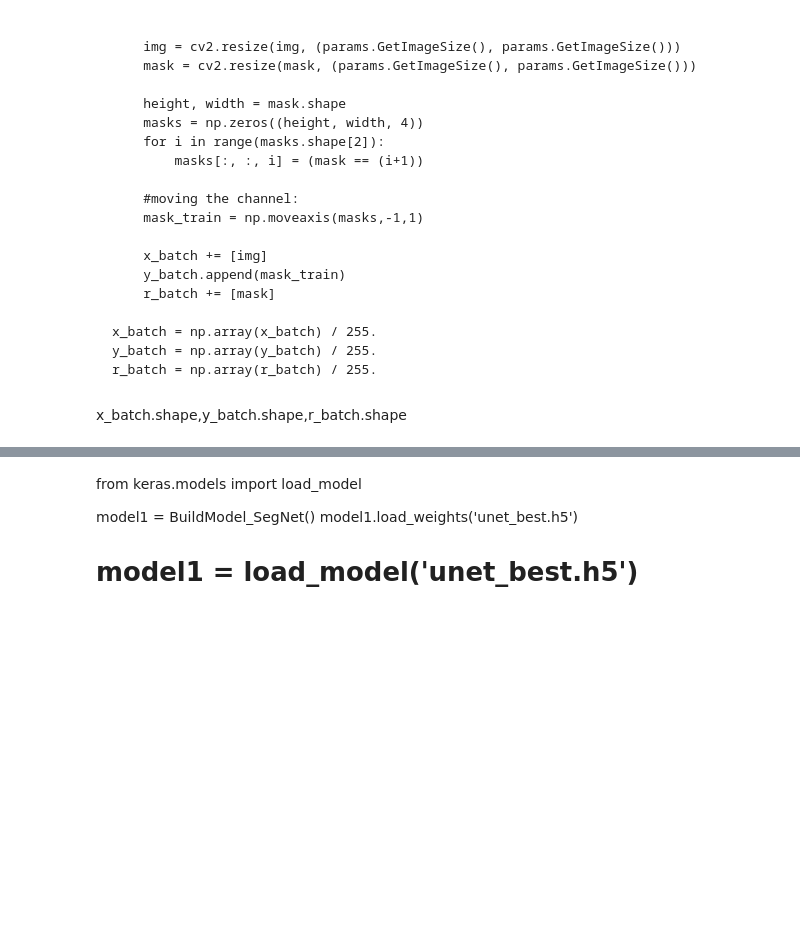
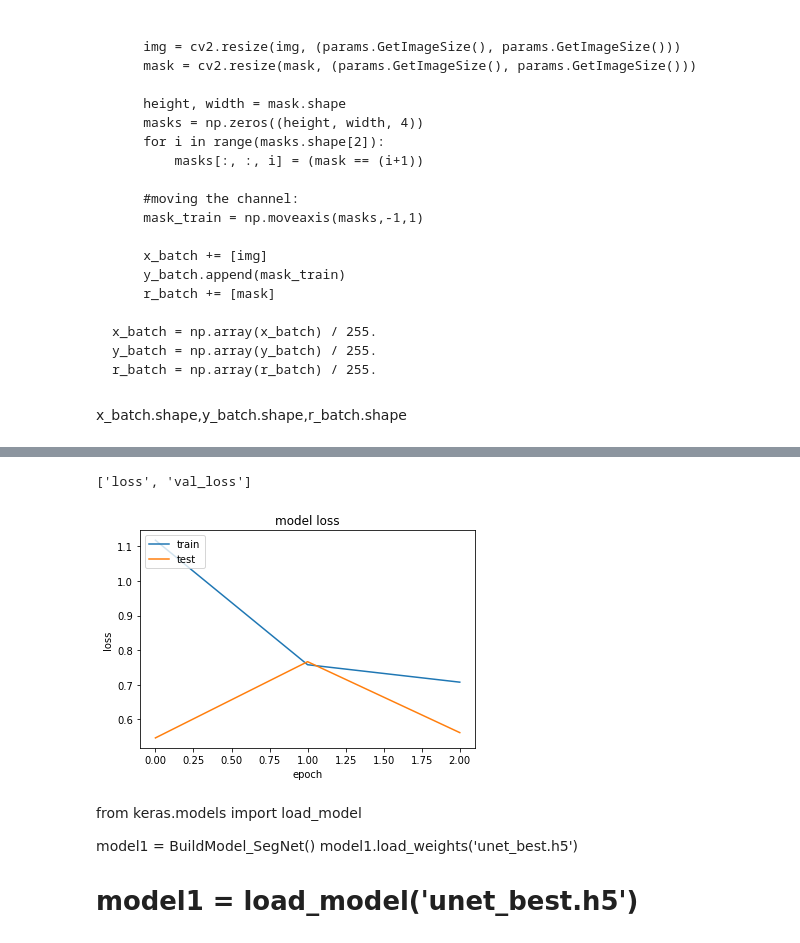
Before and after one commit to Ashgun/cv_fields_semantic-segmentation, a Jupyter notebook: train_unet.ipynb, the cells around one changed output, grey strips where cells are left out. Drawn from its saved outputs; the diff is of its cells as text; code cells hidden in the pictures; blank space fills up the shorter version.

```diff
--- a/train_unet.ipynb
+++ b/train_unet.ipynb
@@ -256,13 +256,13 @@ def keras_generator(img_df, mask_df, batch_size):
         yield np.array(x_batch), np.array(y_batch)
 # %%
 batch_size = 16
-model.fit_generator(keras_generator(data.train.image_paths, data.train.masks_paths, batch_size),
-              steps_per_epoch=100,
+history = model.fit_generator(keras_generator(data.train.image_paths, data.train.masks_paths, batch_size),
+              steps_per_epoch=20,
               epochs=3,
               verbose=1,
               callbacks=callbacks,
               validation_data=keras_generator(data.valid.image_paths, data.valid.masks_paths, batch_size),
-              validation_steps=50,
+              validation_steps=5,
               class_weight=None,
               max_queue_size=10,
               workers=1,
@@ -278,3 +279,25 @@ ValueError: `class_weight` not supported for 3+ dimensional targets.
+# %%
+# list all data in history
+print(history.history.keys())
+# summarize history for accuracy
+# plt.plot(history.history['acc'])
+# plt.plot(history.history['val_acc'])
+# plt.title('model accuracy')
+# plt.ylabel('accuracy')
+# plt.xlabel('epoch')
+# plt.legend(['train', 'test'], loc='upper left')
+# plt.show()
+# summarize history for loss
+plt.plot(history.history['loss'])
+plt.plot(history.history['val_loss'])
+plt.title('model loss')
+plt.ylabel('loss')
+plt.xlabel('epoch')
+plt.legend(['train', 'test'], loc='upper left')
+plt.show()
+# %% [output]
+['loss', 'val_loss']
+[figure, added]
 # %% [markdown]
 from keras.models import load_model
 
```
Also changed, not shown: parts of 14 cells of this notebook, 2 other files.
